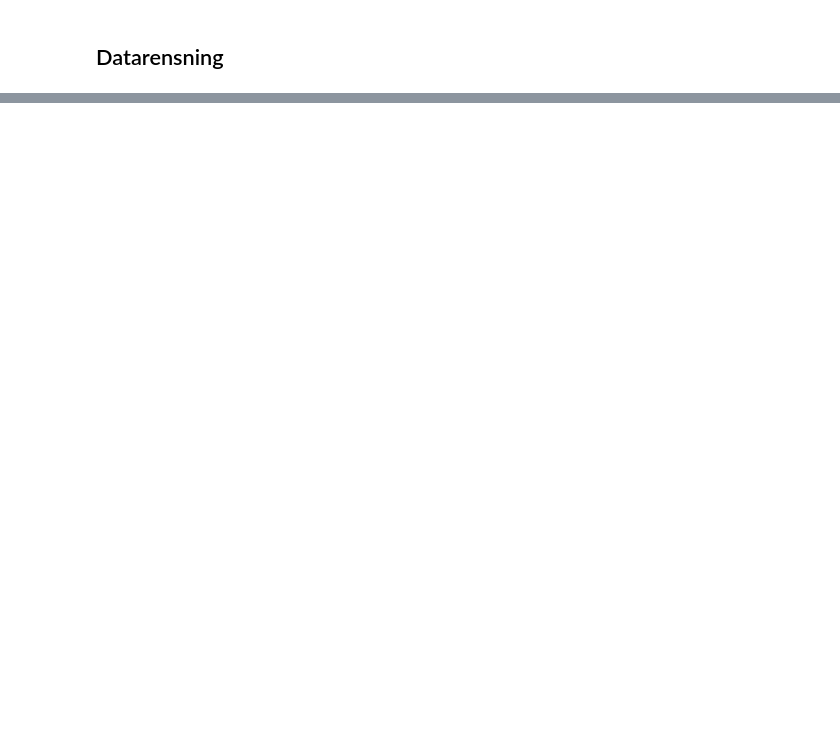
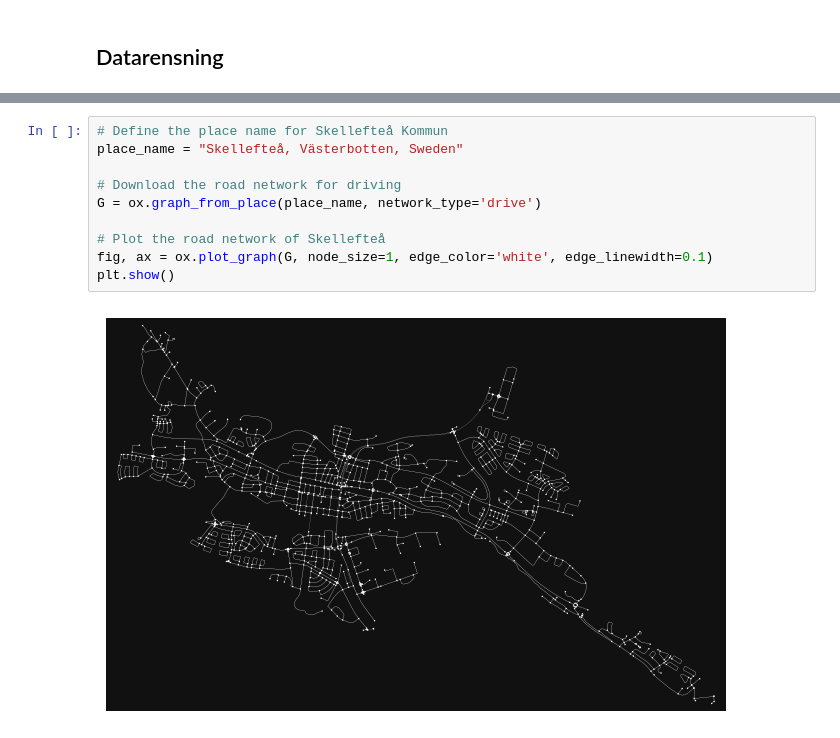
Before and after one commit to Alex-sheehy/Projekt, a Jupyter notebook: Kod.ipynb, the cells around one changed output, grey strips where cells are left out. Saved outputs shown, nothing was run; the diff lists cells and outputs as text; blank space fills up the shorter version.

```diff
--- a/Kod.ipynb
+++ b/Kod.ipynb
@@ -103,0 +77,12 @@ display(medarbetare_df)
+# %%
+# Define the place name for Skellefteå Kommun
+place_name = "Skellefteå, Västerbotten, Sweden"
+
+# Download the road network for driving
+G = ox.graph_from_place(place_name, network_type='drive')
+
+# Plot the road network of Skellefteå
+fig, ax = ox.plot_graph(G, node_size=1, edge_color='white', edge_linewidth=0.1)
+plt.show()
+# %% [output]
+[figure, added]
```
Also changed, not shown: parts of 3 cells of this notebook.
